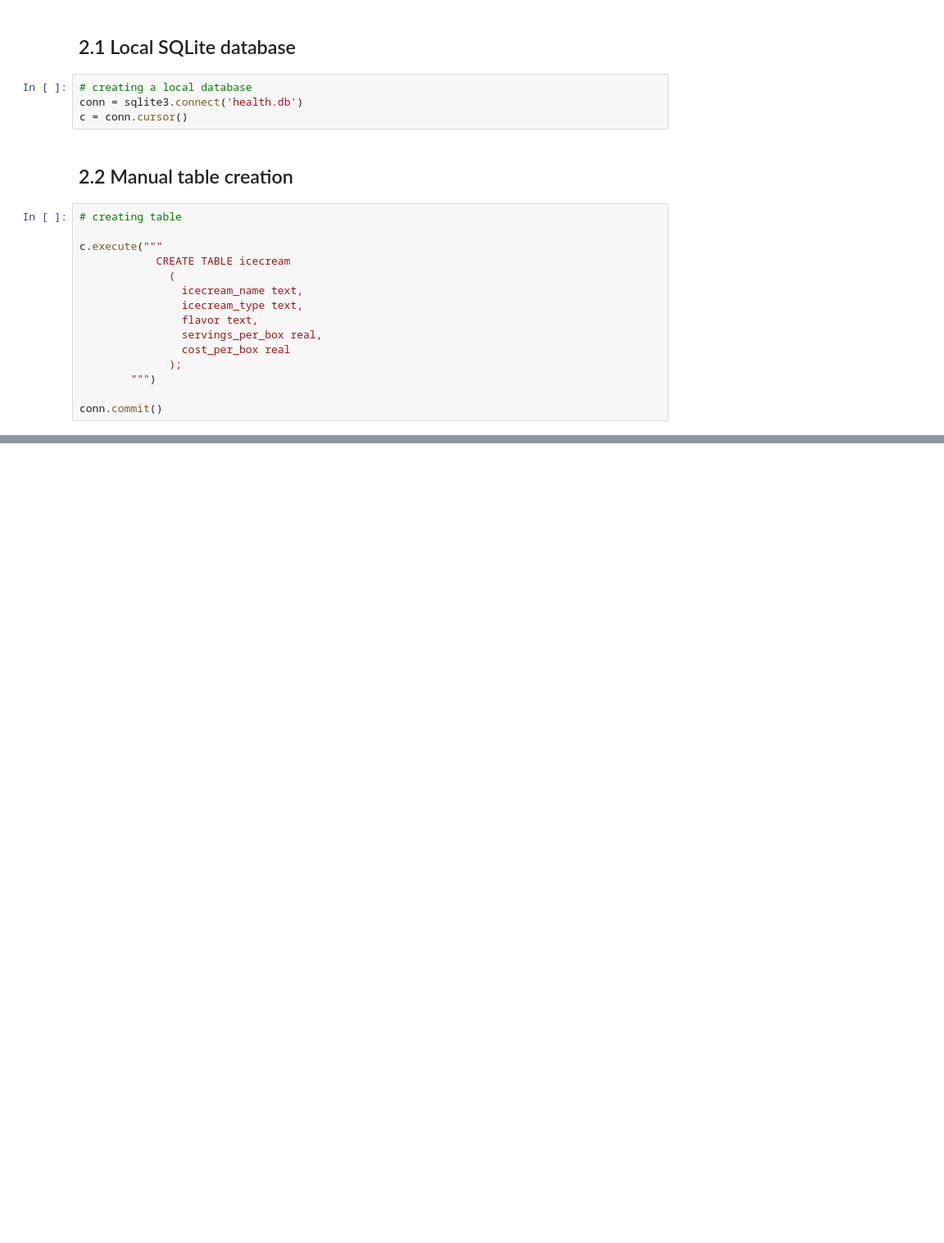
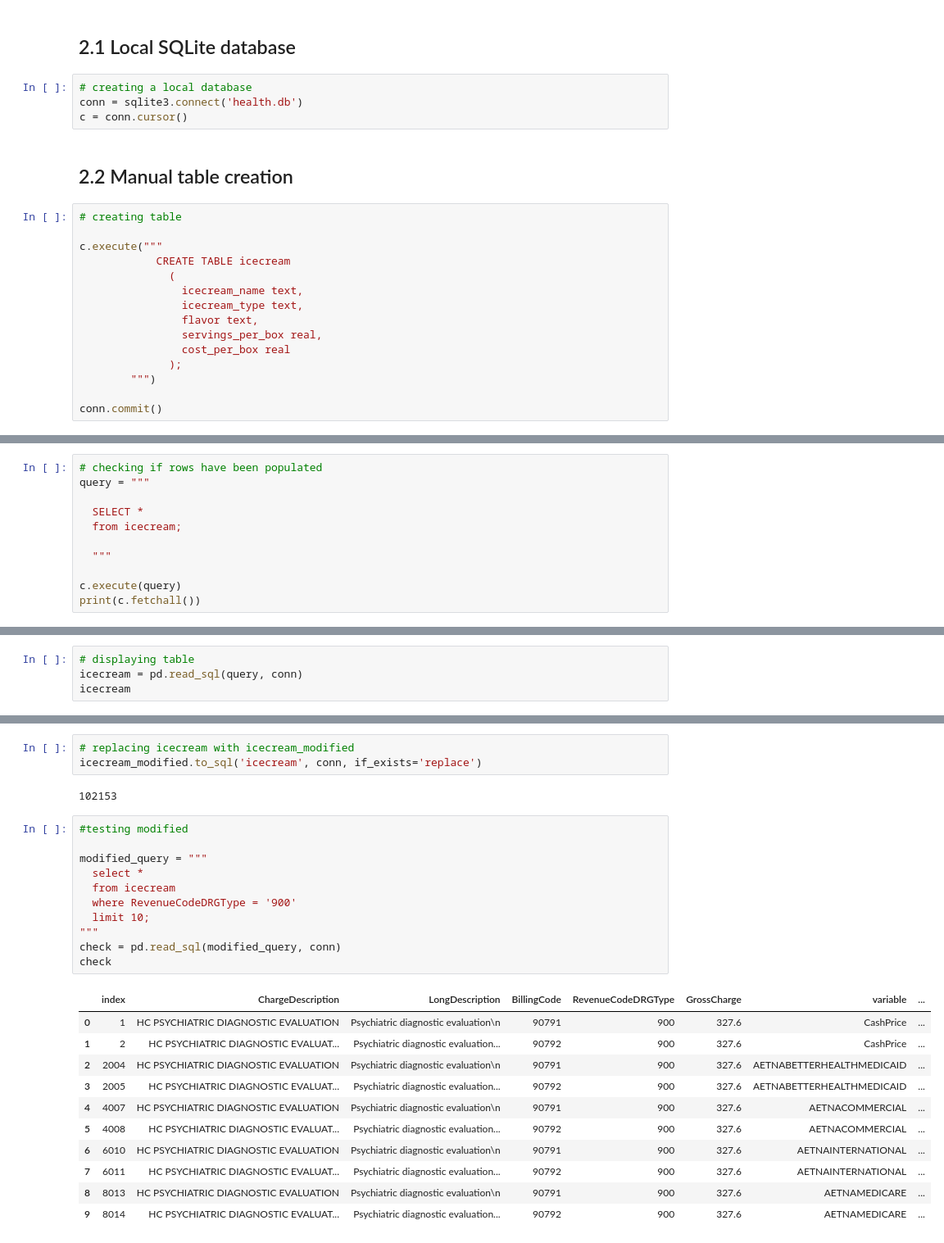
Before and after one commit to joyc3lin/sqlite_database_operations, a Jupyter notebook: HHA504_week3assignment.ipynb, the cells around one changed output, grey strips where cells are left out. Shown at 82% size. Drawn from its saved outputs; the diff is of its cells as text; blank space fills up the shorter version.

```diff
--- a/HHA504_week3assignment.ipynb
+++ b/HHA504_week3assignment.ipynb
@@ -500,0 +583,11 @@ conn.commit()
+# %%
+# checking if rows have been populated
+query = """
+
+  SELECT *
+  from icecream;
+
+  """
+
+c.execute(query)
+print(c.fetchall())
@@ -500,0 +600,4 @@ conn.commit()
+# %%
+# displaying table
+icecream = pd.read_sql(query, conn)
+icecream
@@ -500,0 +641,28 @@ conn.commit()
+# %%
+# replacing icecream with icecream_modified
+icecream_modified.to_sql('icecream', conn, if_exists='replace')
+# %% [output]
+102153
+# %%
+#testing modified
+
+modified_query = """
+  select *
+  from icecream
+  where RevenueCodeDRGType = '900'
+  limit 10;
+"""
+check = pd.read_sql(modified_query, conn)
+check
+# %% [output]
+|  | index | ChargeDescription | LongDescription | BillingCode | RevenueCodeDRGType | GrossCharge | variable | ... |
+| 0 | 1 | HC PSYCHIATRIC DIAGNOSTIC EVALUATION | Psychiatric diagnostic evaluation\n | 90791 | 900 | 327.6 | CashPrice | ... |
+| 1 | 2 | HC PSYCHIATRIC DIAGNOSTIC EVALUAT... | Psychiatric diagnostic evaluation... | 90792 | 900 | 327.6 | CashPrice | ... |
+| 2 | 2004 | HC PSYCHIATRIC DIAGNOSTIC EVALUATION | Psychiatric diagnostic evaluation\n | 90791 | 900 | 327.6 | AETNABETTERHEALTHMEDICAID | ... |
+| 3 | 2005 | HC PSYCHIATRIC DIAGNOSTIC EVALUAT... | Psychiatric diagnostic evaluation... | 90792 | 900 | 327.6 | AETNABETTERHEALTHMEDICAID | ... |
+| 4 | 4007 | HC PSYCHIATRIC DIAGNOSTIC EVALUATION | Psychiatric diagnostic evaluation\n | 90791 | 900 | 327.6 | AETNACOMMERCIAL | ... |
+| 5 | 4008 | HC PSYCHIATRIC DIAGNOSTIC EVALUAT... | Psychiatric diagnostic evaluation... | 90792 | 900 | 327.6 | AETNACOMMERCIAL | ... |
+| 6 | 6010 | HC PSYCHIATRIC DIAGNOSTIC EVALUATION | Psychiatric diagnostic evaluation\n | 90791 | 900 | 327.6 | AETNAINTERNATIONAL | ... |
+| 7 | 6011 | HC PSYCHIATRIC DIAGNOSTIC EVALUAT... | Psychiatric diagnostic evaluation... | 90792 | 900 | 327.6 | AETNAINTERNATIONAL | ... |
+| 8 | 8013 | HC PSYCHIATRIC DIAGNOSTIC EVALUATION | Psychiatric diagnostic evaluation\n | 90791 | 900 | 327.6 | AETNAMEDICARE | ... |
+| 9 | 8014 | HC PSYCHIATRIC DIAGNOSTIC EVALUAT... | Psychiatric diagnostic evaluation... | 90792 | 900 | 327.6 | AETNAMEDICARE | ... |
```
Also changed, not shown: parts of 10 cells of this notebook.
